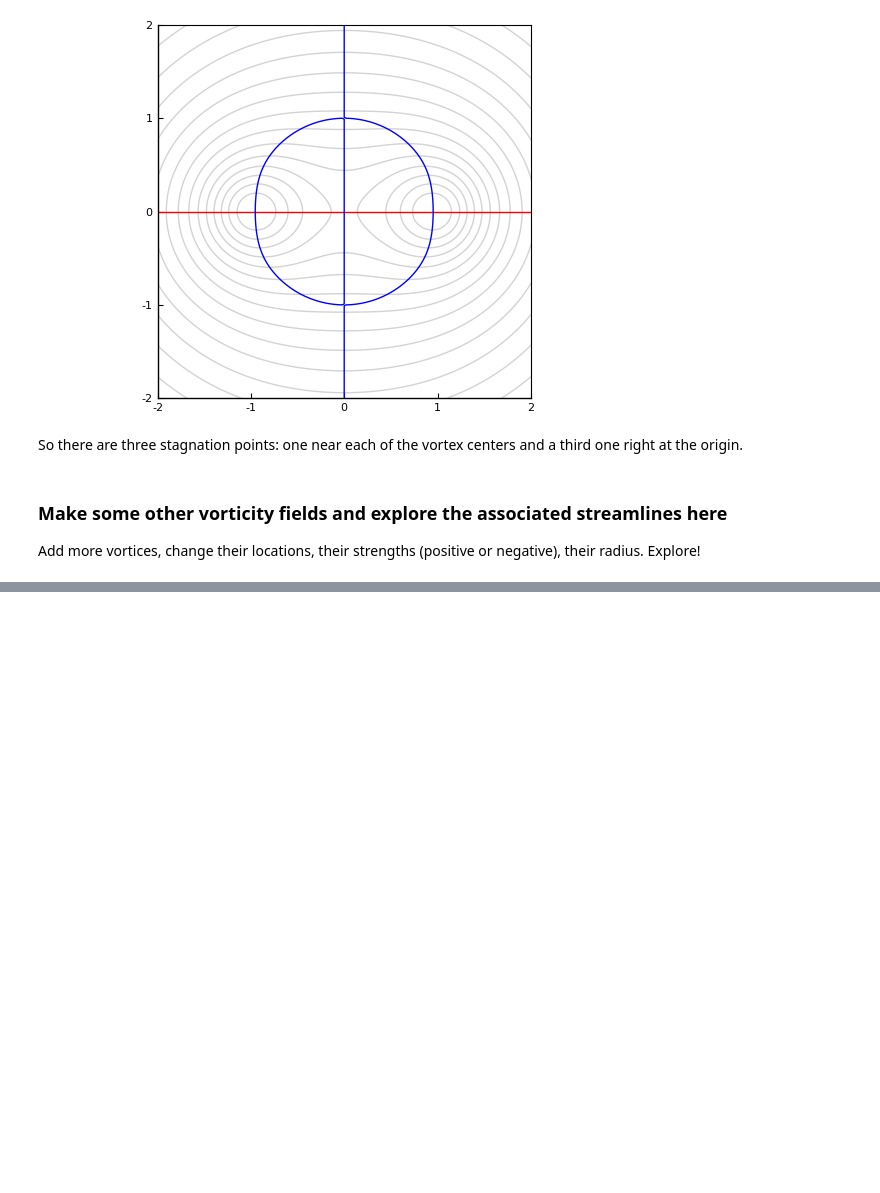
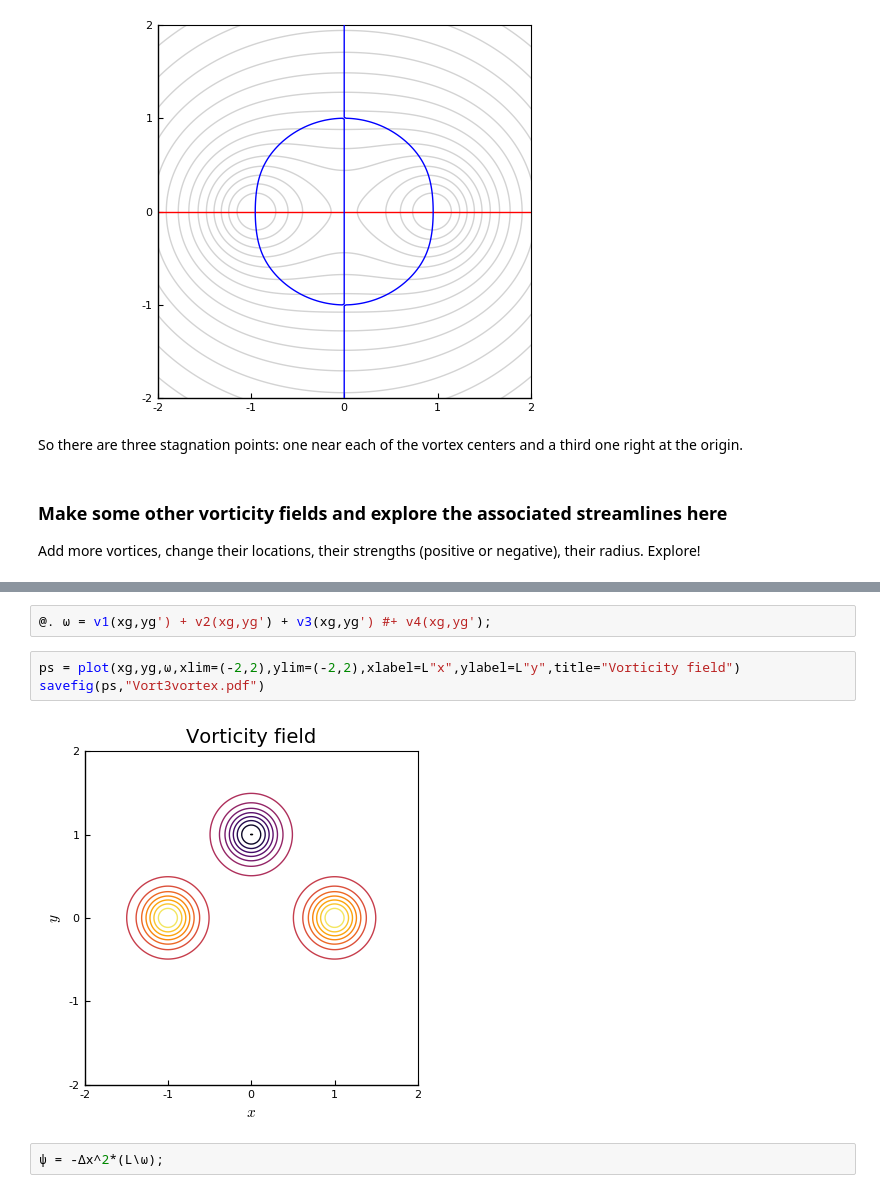
Before and after one commit to UCLAMAEThreads/MAE150A, a Jupyter notebook: 1.3-VorticityAndStreamfunction.ipynb, the cells around one changed output, grey strips where cells are left out. Drawn from its saved outputs; the diff is of its cells as text; blank space fills up the shorter version.

```diff
--- a/1.3-VorticityAndStreamfunction.ipynb
+++ b/1.3-VorticityAndStreamfunction.ipynb
@@ -179,0 +187,9 @@ Add more vortices, change their locations, their strengths (positive or negative
+# %%
+@. ω = v1(xg,yg') + v2(xg,yg') + v3(xg,yg') #+ v4(xg,yg');
+# %%
+ps = plot(xg,yg,ω,xlim=(-2,2),ylim=(-2,2),xlabel=L"x",ylabel=L"y",title="Vorticity field")
+savefig(ps,"Vort3vortex.pdf")
+# %% [output]
+[figure, added]
+# %%
+ψ = -Δx^2*(L\ω);
```
Also changed, not shown: parts of 17 cells of this notebook, 4 other files.
